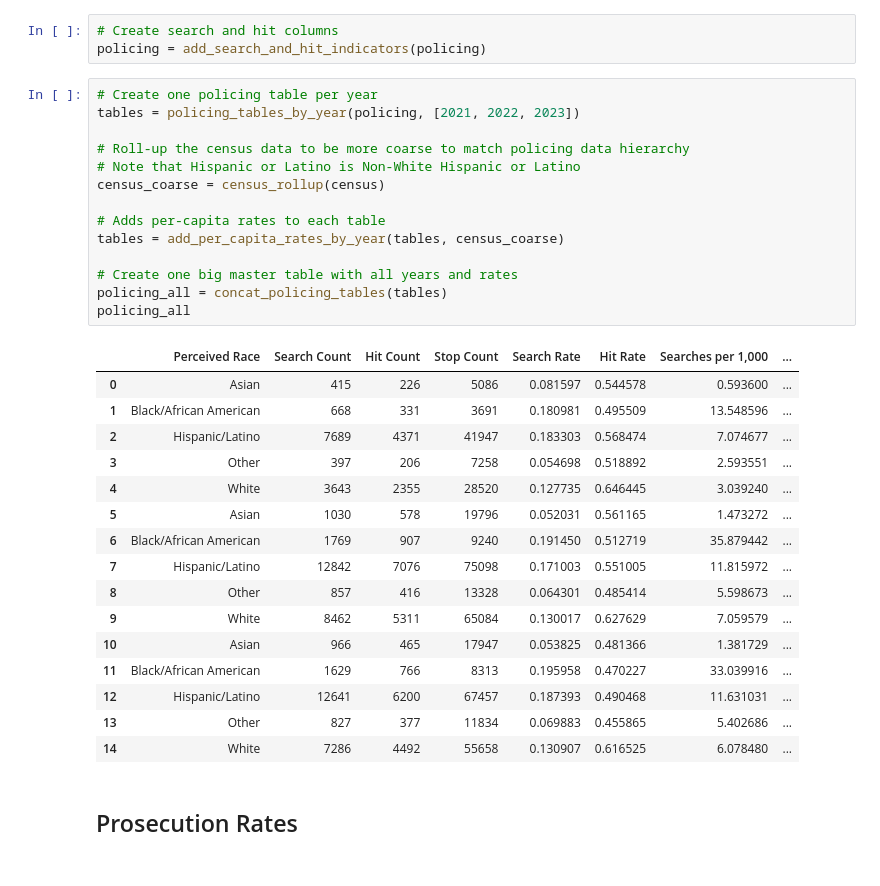
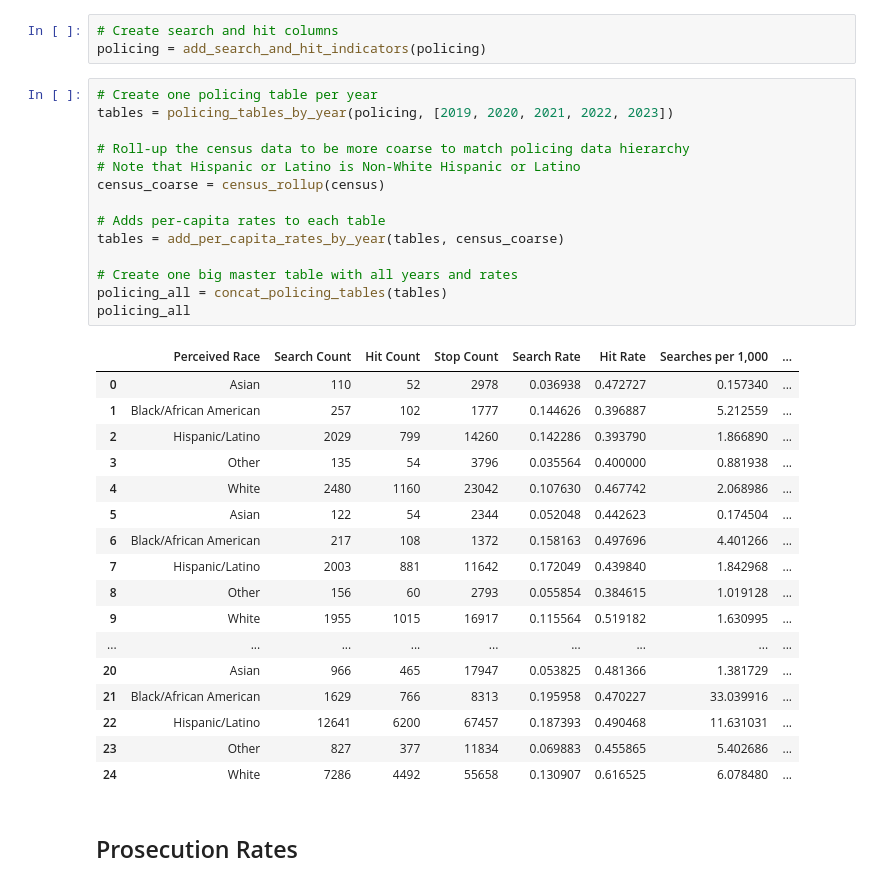
Before and after one commit to laurenbchu/honors-thesis, a Jupyter notebook: notebooks/Orange_County_Analysis.ipynb, the cells around one changed output. Drawn from its saved outputs; the diff is of its cells as text.

```diff
--- a/notebooks/Orange_County_Analysis.ipynb
+++ b/notebooks/Orange_County_Analysis.ipynb
@@ -47,35 +45,36 @@ policing = condense_ripa_races(policing)
 policing = add_search_and_hit_indicators(policing)
 # %%
 # Create one policing table per year
-tables = policing_tables_by_year(policing, [2021, 2022, 2023])
+tables = policing_tables_by_year(policing, [2019, 2020, 2021, 2022, 2023])
 
 # Roll-up the census data to be more coarse to match policing data hierarchy
 # Note that Hispanic or Latino is Non-White Hispanic or Latino
 census_coarse = census_rollup(census)
 
 # Adds per-capita rates to each table
 tables = add_per_capita_rates_by_year(tables, census_coarse)
 
 # Create one big master table with all years and rates
 policing_all = concat_policing_tables(tables)
 policing_all
 # %% [output]
 |  | Perceived Race | Search Count | Hit Count | Stop Count | Search Rate | Hit Rate | Searches per 1,000 | ... |
-| 0 | Asian | 415 | 226 | 5086 | 0.081597 | 0.544578 | 0.593600 | ... |
-| 1 | Black/African American | 668 | 331 | 3691 | 0.180981 | 0.495509 | 13.548596 | ... |
-| 2 | Hispanic/Latino | 7689 | 4371 | 41947 | 0.183303 | 0.568474 | 7.074677 | ... |
-| 3 | Other | 397 | 206 | 7258 | 0.054698 | 0.518892 | 2.593551 | ... |
-| 4 | White | 3643 | 2355 | 28520 | 0.127735 | 0.646445 | 3.039240 | ... |
-| 5 | Asian | 1030 | 578 | 19796 | 0.052031 | 0.561165 | 1.473272 | ... |
-| 6 | Black/African American | 1769 | 907 | 9240 | 0.191450 | 0.512719 | 35.879442 | ... |
-| 7 | Hispanic/Latino | 12842 | 7076 | 75098 | 0.171003 | 0.551005 | 11.815972 | ... |
-| 8 | Other | 857 | 416 | 13328 | 0.064301 | 0.485414 | 5.598673 | ... |
-| 9 | White | 8462 | 5311 | 65084 | 0.130017 | 0.627629 | 7.059579 | ... |
-| 10 | Asian | 966 | 465 | 17947 | 0.053825 | 0.481366 | 1.381729 | ... |
-| 11 | Black/African American | 1629 | 766 | 8313 | 0.195958 | 0.470227 | 33.039916 | ... |
-| 12 | Hispanic/Latino | 12641 | 6200 | 67457 | 0.187393 | 0.490468 | 11.631031 | ... |
-| 13 | Other | 827 | 377 | 11834 | 0.069883 | 0.455865 | 5.402686 | ... |
-| 14 | White | 7286 | 4492 | 55658 | 0.130907 | 0.616525 | 6.078480 | ... |
+| 0 | Asian | 110 | 52 | 2978 | 0.036938 | 0.472727 | 0.157340 | ... |
+| 1 | Black/African American | 257 | 102 | 1777 | 0.144626 | 0.396887 | 5.212559 | ... |
+| 2 | Hispanic/Latino | 2029 | 799 | 14260 | 0.142286 | 0.393790 | 1.866890 | ... |
+| 3 | Other | 135 | 54 | 3796 | 0.035564 | 0.400000 | 0.881938 | ... |
+| 4 | White | 2480 | 1160 | 23042 | 0.107630 | 0.467742 | 2.068986 | ... |
+| 5 | Asian | 122 | 54 | 2344 | 0.052048 | 0.442623 | 0.174504 | ... |
+| 6 | Black/African American | 217 | 108 | 1372 | 0.158163 | 0.497696 | 4.401266 | ... |
+| 7 | Hispanic/Latino | 2003 | 881 | 11642 | 0.172049 | 0.439840 | 1.842968 | ... |
+| 8 | Other | 156 | 60 | 2793 | 0.055854 | 0.384615 | 1.019128 | ... |
+| 9 | White | 1955 | 1015 | 16917 | 0.115564 | 0.519182 | 1.630995 | ... |
+| ... | ... | ... | ... | ... | ... | ... | ... | ... |
+| 20 | Asian | 966 | 465 | 17947 | 0.053825 | 0.481366 | 1.381729 | ... |
+| 21 | Black/African American | 1629 | 766 | 8313 | 0.195958 | 0.470227 | 33.039916 | ... |
+| 22 | Hispanic/Latino | 12641 | 6200 | 67457 | 0.187393 | 0.490468 | 11.631031 | ... |
+| 23 | Other | 827 | 377 | 11834 | 0.069883 | 0.455865 | 5.402686 | ... |
+| 24 | White | 7286 | 4492 | 55658 | 0.130907 | 0.616525 | 6.078480 | ... |
 # %% [markdown]
 ## Prosecution Rates
 # %%
```
Also changed, not shown: parts of 5 cells of this notebook, 1 other file.
